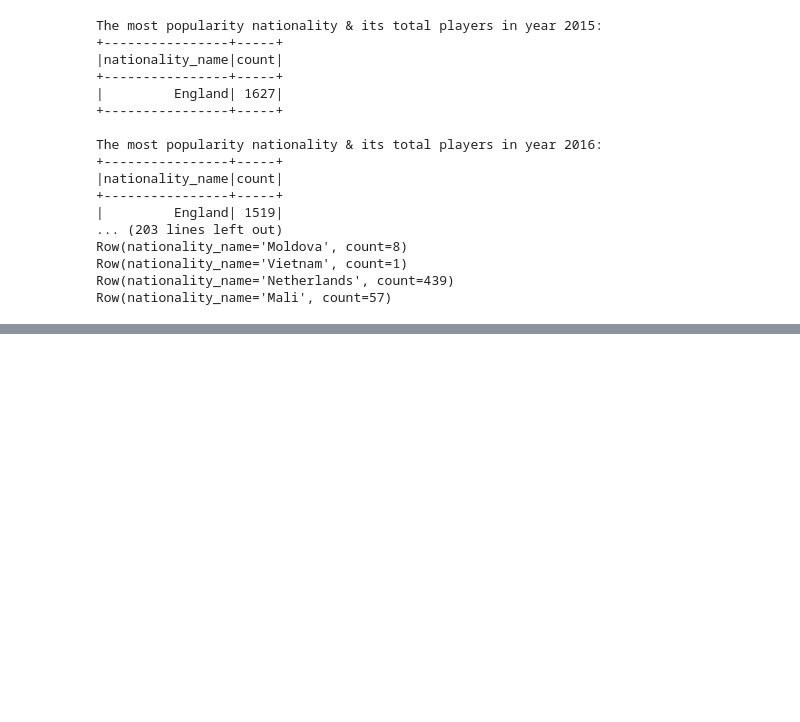
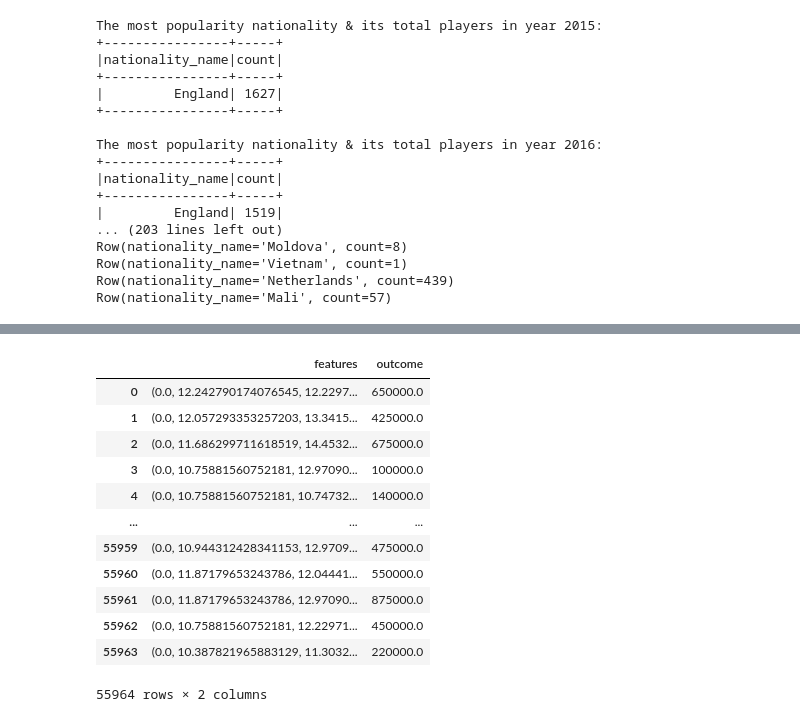
Before and after one commit to Systems-and-Toolchains-Fall-2024/course-project-FIFA-regression-model, a Jupyter notebook: project.ipynb, the cells around one changed output, grey strips where cells are left out. Cells and saved outputs as stored; diff of their text form; code cells hidden in the pictures; blank space fills up the shorter version.

```diff
--- a/project.ipynb
+++ b/project.ipynb
@@ -359,0 +743,16 @@ Row(nationality_name='Mali', count=57)
+# %%
+data_df.select("features", "outcome").distinct().toPandas()
+# %% [output]
+|  | features | outcome |
+| 0 | (0.0, 12.242790174076545, 12.2297... | 650000.0 |
+| 1 | (0.0, 12.057293353257203, 13.3415... | 425000.0 |
+| 2 | (0.0, 11.686299711618519, 14.4532... | 675000.0 |
+| 3 | (0.0, 10.75881560752181, 12.97090... | 100000.0 |
+| 4 | (0.0, 10.75881560752181, 10.74732... | 140000.0 |
+| ... | ... | ... |
+| 55959 | (0.0, 10.944312428341153, 12.9709... | 475000.0 |
+| 55960 | (0.0, 11.87179653243786, 12.04441... | 550000.0 |
+| 55961 | (0.0, 11.87179653243786, 12.97090... | 875000.0 |
+| 55962 | (0.0, 10.75881560752181, 12.22971... | 450000.0 |
+| 55963 | (0.0, 10.387821965883129, 11.3032... | 220000.0 |
+55964 rows × 2 columns
```
Also changed, not shown: parts of 18 cells of this notebook.
